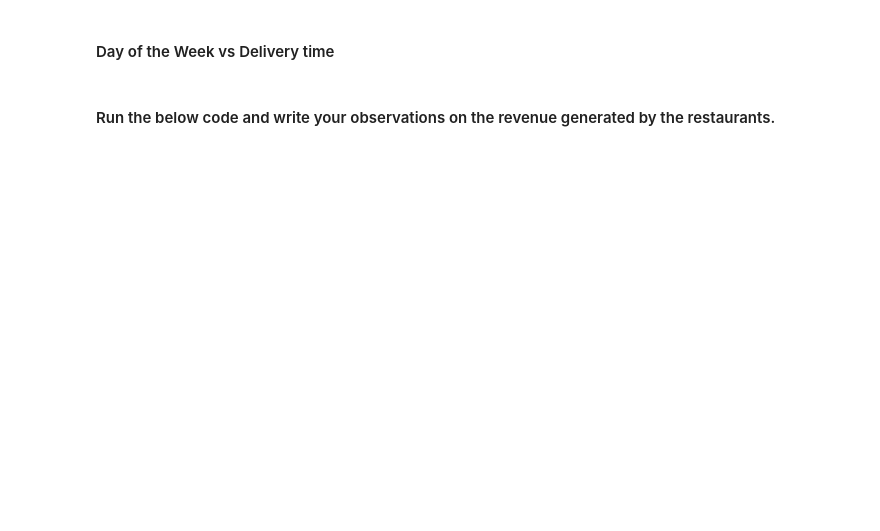
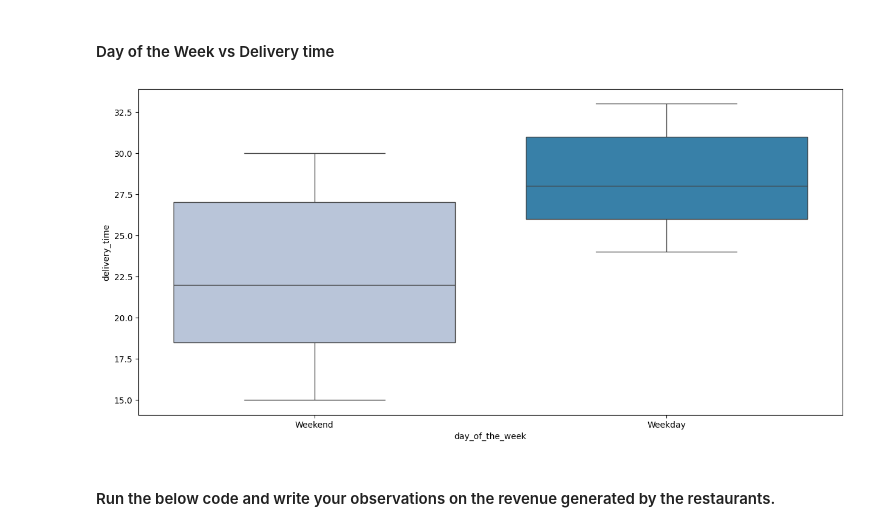
Before and after one commit to RashmiJK/PGP-AIML-FoodHub-EDA, a Jupyter notebook: Learner_Notebook_LC.ipynb, the cells around one changed output. Cells and saved outputs as stored; diff of their text form; code cells hidden in the pictures; blank space fills up the shorter version.

```diff
--- a/Learner_Notebook_LC.ipynb
+++ b/Learner_Notebook_LC.ipynb
@@ -441,8 +443,10 @@ plt.show()
 # %%
 # Relationship between day of the week and delivery time
 plt.figure(figsize=(15,7))
-sns.boxplot('_______')  ## Complete the code to visualize the relationship between day of the week and delivery time using boxplot
+sns.boxplot(x = 'day_of_the_week', y = 'delivery_time', data = df, palette = 'PuBu', hue = 'day_of_the_week')  ## Complete the code to visualize the relationship between day of the week and delivery time using boxplot
 plt.show()
+# %% [output]
+[figure, added]
 # %% [markdown]
 #### Run the below code and write your observations on the revenue generated by the restaurants.
 # %%
```
Also changed, not shown: parts of 2 cells of this notebook.
